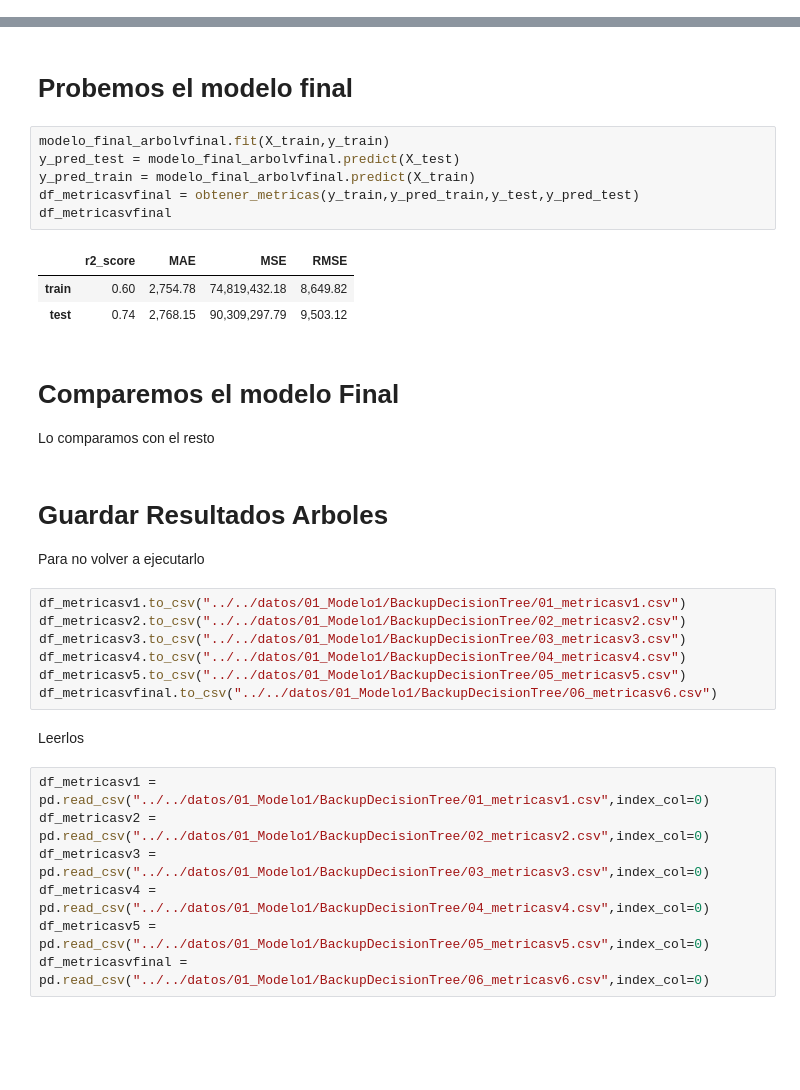
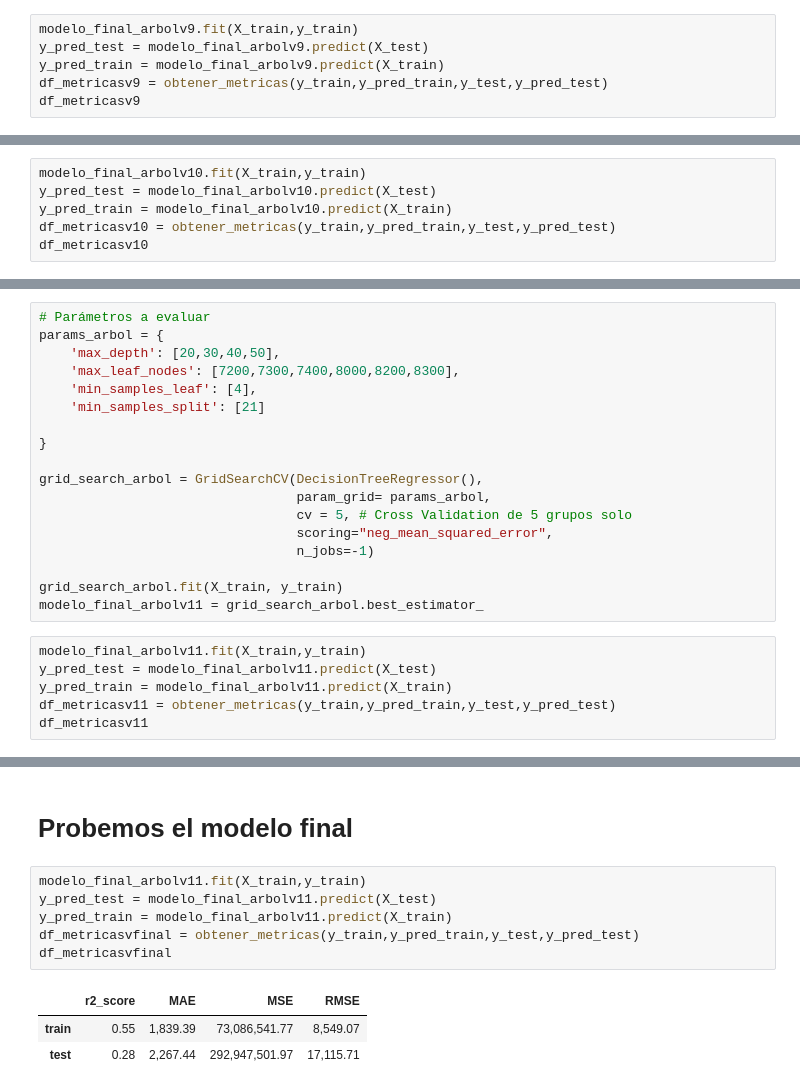
Before and after one commit to apelsito/laboratorio-modulo8-leccion02-ModelosNoLineales, a Jupyter notebook: jupyter_notebooks/Modelo2/07_DecisionTree.ipynb, the cells around one changed output, grey strips where cells are left out. Drawn from its saved outputs; the diff is of its cells as text; blank space fills up the shorter version.

```diff
--- a/jupyter_notebooks/Modelo2/07_DecisionTree.ipynb
+++ b/jupyter_notebooks/Modelo2/07_DecisionTree.ipynb
@@ -397,0 +442,6 @@ DecisionTreeRegressor(max_depth=8, max_leaf_nodes=81, min_samples_leaf=2,
+# %%
+modelo_final_arbolv9.fit(X_train,y_train)
+y_pred_test = modelo_final_arbolv9.predict(X_test)
+y_pred_train = modelo_final_arbolv9.predict(X_train)
+df_metricasv9 = obtener_metricas(y_train,y_pred_train,y_test,y_pred_test)
+df_metricasv9
@@ -415,0 +484,6 @@ df_params.head()
+# %%
+modelo_final_arbolv10.fit(X_train,y_train)
+y_pred_test = modelo_final_arbolv10.predict(X_test)
+y_pred_train = modelo_final_arbolv10.predict(X_train)
+df_metricasv10 = obtener_metricas(y_train,y_pred_train,y_test,y_pred_test)
+df_metricasv10
@@ -415,0 +508,24 @@ df_params.head()
+# %%
+# Parámetros a evaluar
+params_arbol = {
+    'max_depth': [20,30,40,50],
+    'max_leaf_nodes': [7200,7300,7400,8000,8200,8300],
+    'min_samples_leaf': [4],
+    'min_samples_split': [21]
+
+}
+
+grid_search_arbol = GridSearchCV(DecisionTreeRegressor(),
+                                 param_grid= params_arbol,
+                                 cv = 5, # Cross Validation de 5 grupos solo
+                                 scoring="neg_mean_squared_error",
+                                 n_jobs=-1)
+
+grid_search_arbol.fit(X_train, y_train)
+modelo_final_arbolv11 = grid_search_arbol.best_estimator_
+# %%
+modelo_final_arbolv11.fit(X_train,y_train)
+y_pred_test = modelo_final_arbolv11.predict(X_test)
+y_pred_train = modelo_final_arbolv11.predict(X_train)
+df_metricasv11 = obtener_metricas(y_train,y_pred_train,y_test,y_pred_test)
+df_metricasv11
@@ -416,34 +547,12 @@ df_params.head()
 # %% [markdown]
 # Probemos el modelo final
 # %%
-modelo_final_arbolvfinal.fit(X_train,y_train)
-y_pred_test = modelo_final_arbolvfinal.predict(X_test)
-y_pred_train = modelo_final_arbolvfinal.predict(X_train)
+modelo_final_arbolv11.fit(X_train,y_train)
+y_pred_test = modelo_final_arbolv11.predict(X_test)
+y_pred_train = modelo_final_arbolv11.predict(X_train)
 df_metricasvfinal = obtener_metricas(y_train,y_pred_train,y_test,y_pred_test)
 df_metricasvfinal
 # %% [output]
 |  | r2_score | MAE | MSE | RMSE |
-| train | 0.60 | 2,754.78 | 74,819,432.18 | 8,649.82 |
-| test | 0.74 | 2,768.15 | 90,309,297.79 | 9,503.12 |
+| train | 0.55 | 1,839.39 | 73,086,541.77 | 8,549.07 |
+| test | 0.28 | 2,267.44 | 292,947,501.97 | 17,115.71 |
-# %% [markdown]
-# Comparemos el modelo Final
-Lo comparamos con el resto
-# %% [markdown]
-# Guardar Resultados Arboles
-Para no volver a ejecutarlo
-# %%
-df_metricasv1.to_csv("../../datos/01_Modelo1/BackupDecisionTree/01_metricasv1.csv")
-df_metricasv2.to_csv("../../datos/01_Modelo1/BackupDecisionTree/02_metricasv2.csv")
-df_metricasv3.to_csv("../../datos/01_Modelo1/BackupDecisionTree/03_metricasv3.csv")
-df_metricasv4.to_csv("../../datos/01_Modelo1/BackupDecisionTree/04_metricasv4.csv")
-df_metricasv5.to_csv("../../datos/01_Modelo1/BackupDecisionTree/05_metricasv5.csv")
-df_metricasvfinal.to_csv("../../datos/01_Modelo1/BackupDecisionTree/06_metricasv6.csv")
-# %% [markdown]
-Leerlos
-# %%
-df_metricasv1 = pd.read_csv("../../datos/01_Modelo1/BackupDecisionTree/01_metricasv1.csv",index_col=0)
-df_metricasv2 = pd.read_csv("../../datos/01_Modelo1/BackupDecisionTree/02_metricasv2.csv",index_col=0)
-df_metricasv3 = pd.read_csv("../../datos/01_Modelo1/BackupDecisionTree/03_metricasv3.csv",index_col=0)
-df_metricasv4 = pd.read_csv("../../datos/01_Modelo1/BackupDecisionTree/04_metricasv4.csv",index_col=0)
-df_metricasv5 = pd.read_csv("../../datos/01_Modelo1/BackupDecisionTree/05_metricasv5.csv",index_col=0)
-df_metricasvfinal = pd.read_csv("../../datos/01_Modelo1/BackupDecisionTree/06_metricasv6.csv",index_col=0)
```
Also changed, not shown: parts of 53 cells of this notebook, 21 other files.
